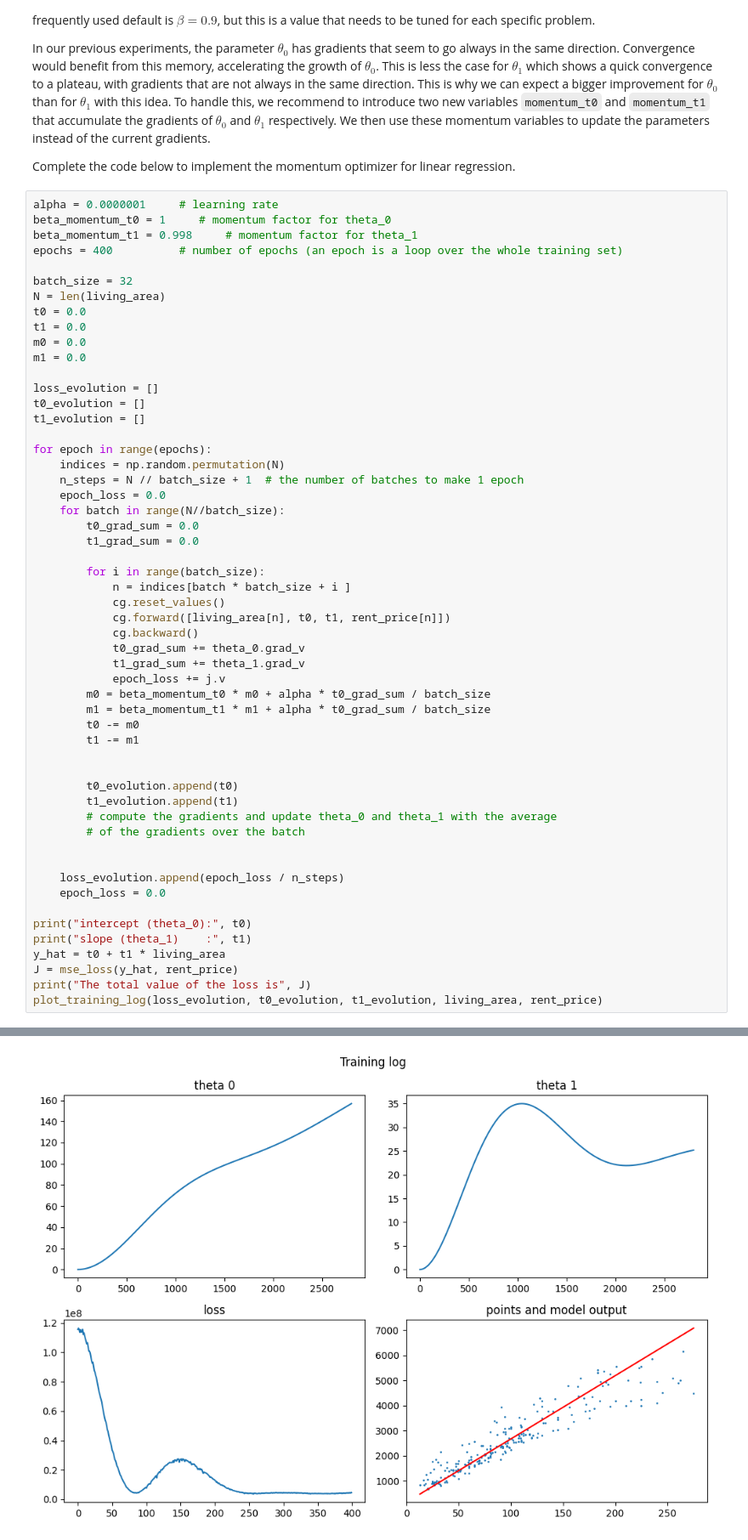
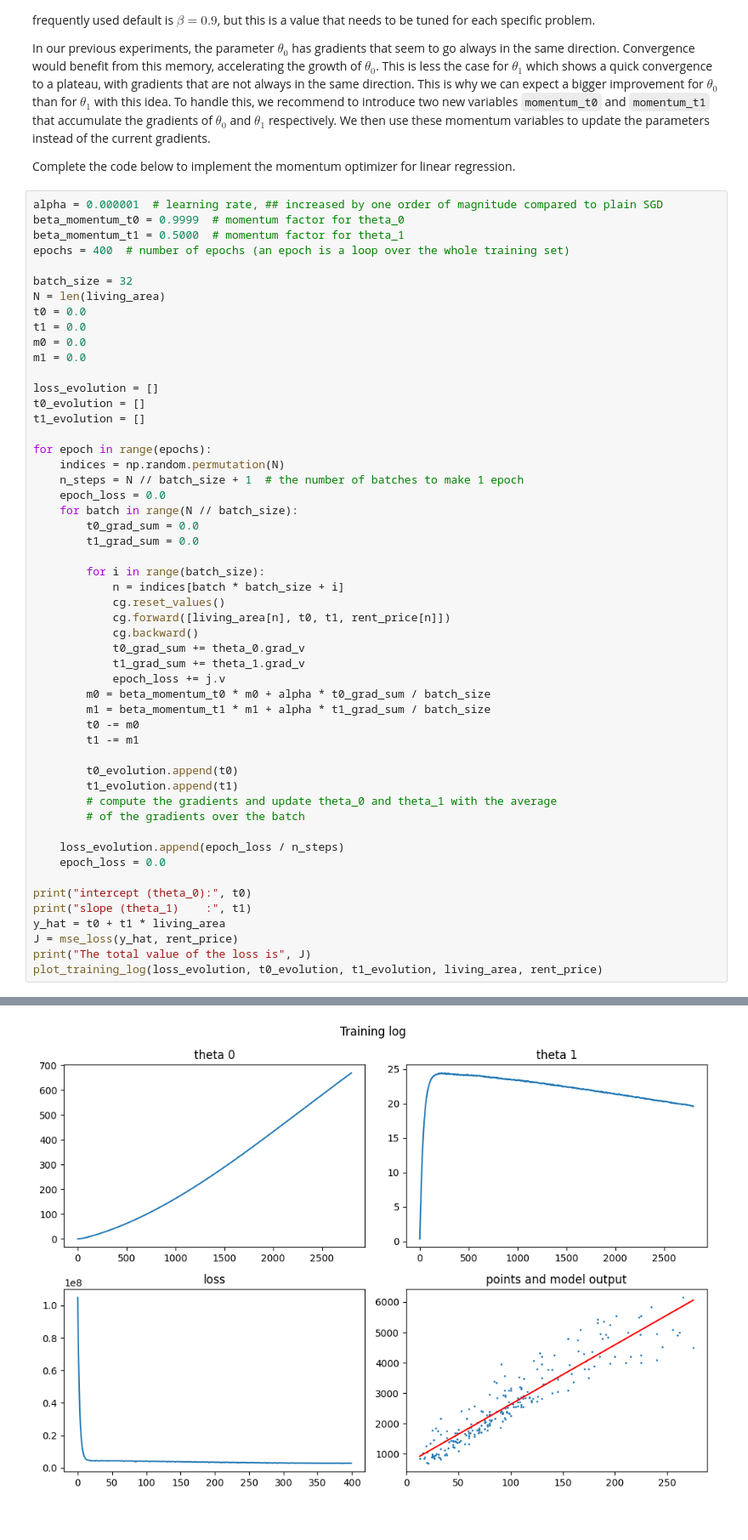
Before and after one commit to Rinovative/MSE_FTP_DeLearn, a Jupyter notebook: notebooks/02_cg-linear-regression-stud.ipynb, the cells around one changed output, grey strips where cells are left out. Shown at 85% size. Drawn from its saved outputs; the diff is of its cells as text.

```diff
--- a/notebooks/02_cg-linear-regression-stud.ipynb
+++ b/notebooks/02_cg-linear-regression-stud.ipynb
@@ -438,10 +429,10 @@ In our previous experiments, the parameter $\theta_0$ has gradients that seem to
 
 Complete the code below to implement the momentum optimizer for linear regression.
 # %%
-alpha = 0.0000001     # learning rate
-beta_momentum_t0 = 1     # momentum factor for theta_0
-beta_momentum_t1 = 0.998     # momentum factor for theta_1
-epochs = 400          # number of epochs (an epoch is a loop over the whole training set)
+alpha = 0.000001  # learning rate, ## increased by one order of magnitude compared to plain SGD
+beta_momentum_t0 = 0.9999  # momentum factor for theta_0
+beta_momentum_t1 = 0.5000  # momentum factor for theta_1
+epochs = 400  # number of epochs (an epoch is a loop over the whole training set)
 
 batch_size = 32
 N = len(living_area)
@@ -458,12 +449,12 @@ for epoch in range(epochs):
     indices = np.random.permutation(N)
     n_steps = N // batch_size + 1  # the number of batches to make 1 epoch
     epoch_loss = 0.0
-    for batch in range(N//batch_size):
+    for batch in range(N // batch_size):
         t0_grad_sum = 0.0
         t1_grad_sum = 0.0
 
         for i in range(batch_size):
-            n = indices[batch * batch_size + i ]
+            n = indices[batch * batch_size + i]
             cg.reset_values()
             cg.forward([living_area[n], t0, t1, rent_price[n]])
             cg.backward()
@@ -471,16 +462,14 @@ for epoch in range(epochs):
             t1_grad_sum += theta_1.grad_v
             epoch_loss += j.v
         m0 = beta_momentum_t0 * m0 + alpha * t0_grad_sum / batch_size
-        m1 = beta_momentum_t1 * m1 + alpha * t0_grad_sum / batch_size
+        m1 = beta_momentum_t1 * m1 + alpha * t1_grad_sum / batch_size
         t0 -= m0
         t1 -= m1
-
 
         t0_evolution.append(t0)
         t1_evolution.append(t1)
         # compute the gradients and update theta_0 and theta_1 with the average
         # of the gradients over the batch
-
 
     loss_evolution.append(epoch_loss / n_steps)
     epoch_loss = 0.0
@@ -498 +487 @@ The total value of the loss is 160980.62778578722
-[figure, old version]
+[figure, new version]
```
Also changed, not shown: parts of 15 cells of this notebook, 3 other files.
